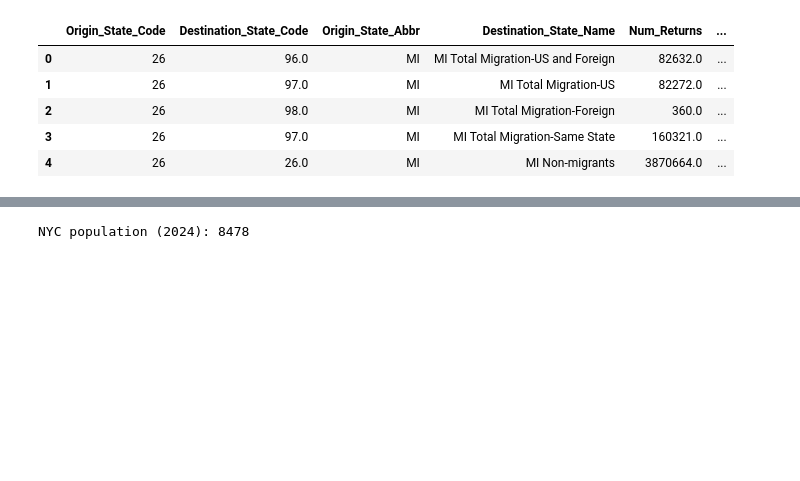
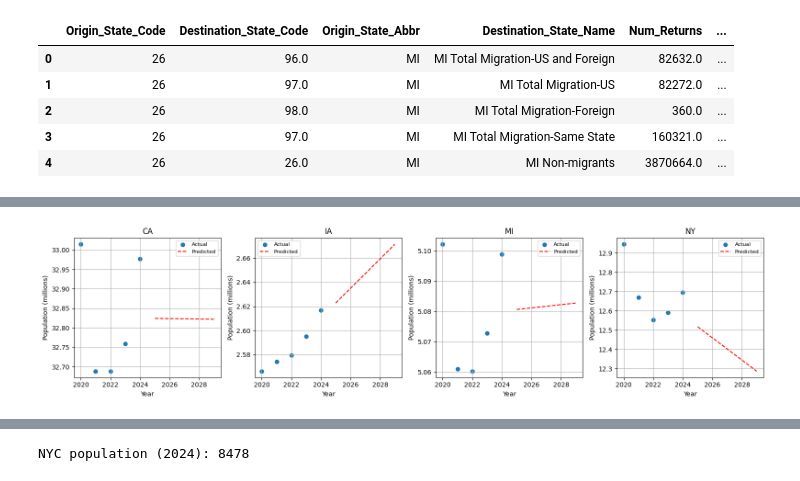
Before and after one commit to chasefrerichs/Group11_semester_project, a Jupyter notebook: Experimental_file.ipynb, the cells around one changed output, grey strips where cells are left out. Cells and saved outputs as stored; diff of their text form; code cells hidden in the pictures; blank space fills up the shorter version.

```diff
--- a/Experimental_file.ipynb
+++ b/Experimental_file.ipynb
@@ -456,0 +750,43 @@ mi_state_outflow_df.head()
+# %%
+import matplotlib.pyplot as plt
+
+# pop_df: has columns ['state', 'year', 'population_millions']
+# pred_df: has columns ['state', 'year', 'predicted_pop_millions']
+# states: list of unique state codes, e.g. ['CA', 'IA', 'MI', 'NY']
+
+fig, axes = plt.subplots(
+    1, len(states),
+    figsize=(4 * len(states), 4),
+    sharex=False
+)
+
+# if only one state, make axes a list
+if len(states) == 1:
+    axes = [axes]
+
+for ax, state in zip(axes, states):
+    g_now = pop_df[pop_df["state"] == state].sort_values("year")
+    g_future = pred_df[pred_df["state"] == state].sort_values("year")
+
+    # actual points
+    ax.scatter(g_now["year"], g_now["population_millions"], label="Actual")
+
+    # future predictions (line only on future years)
+    ax.plot(
+        g_future["year"],
+        g_future["predicted_pop_millions"],
+        "--",
+        color= "red",
+        label="Predicted"
+    )
+
+    ax.set_title(state)
+    ax.set_xlabel("Year")
+    ax.set_ylabel("Population (millions)")
+    ax.grid(True)
+    ax.legend(fontsize=8)
+
+plt.tight_layout()
+plt.show()
+# %% [output]
+[figure, added]
```
Also changed, not shown: parts of 11 cells of this notebook.
